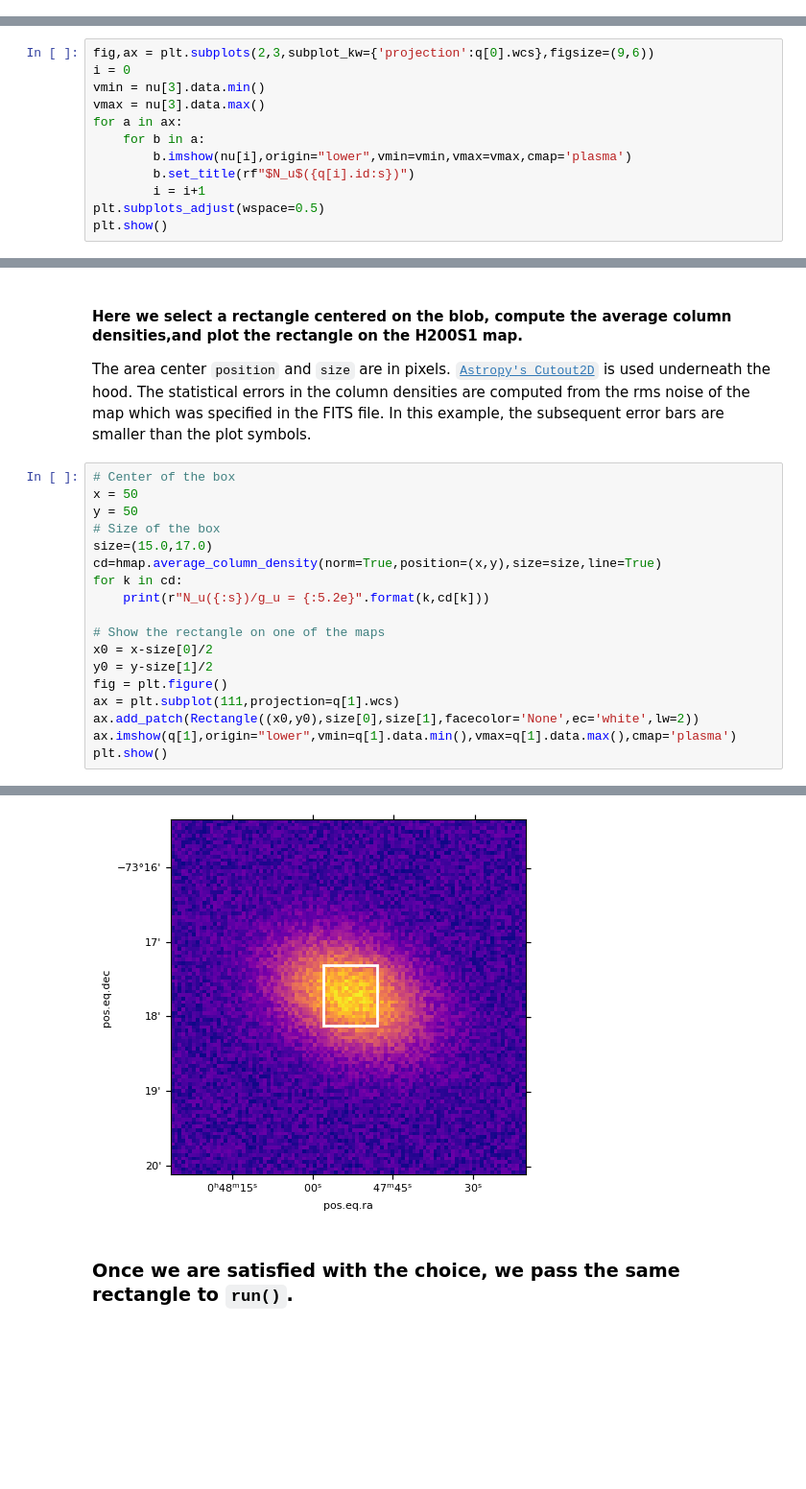
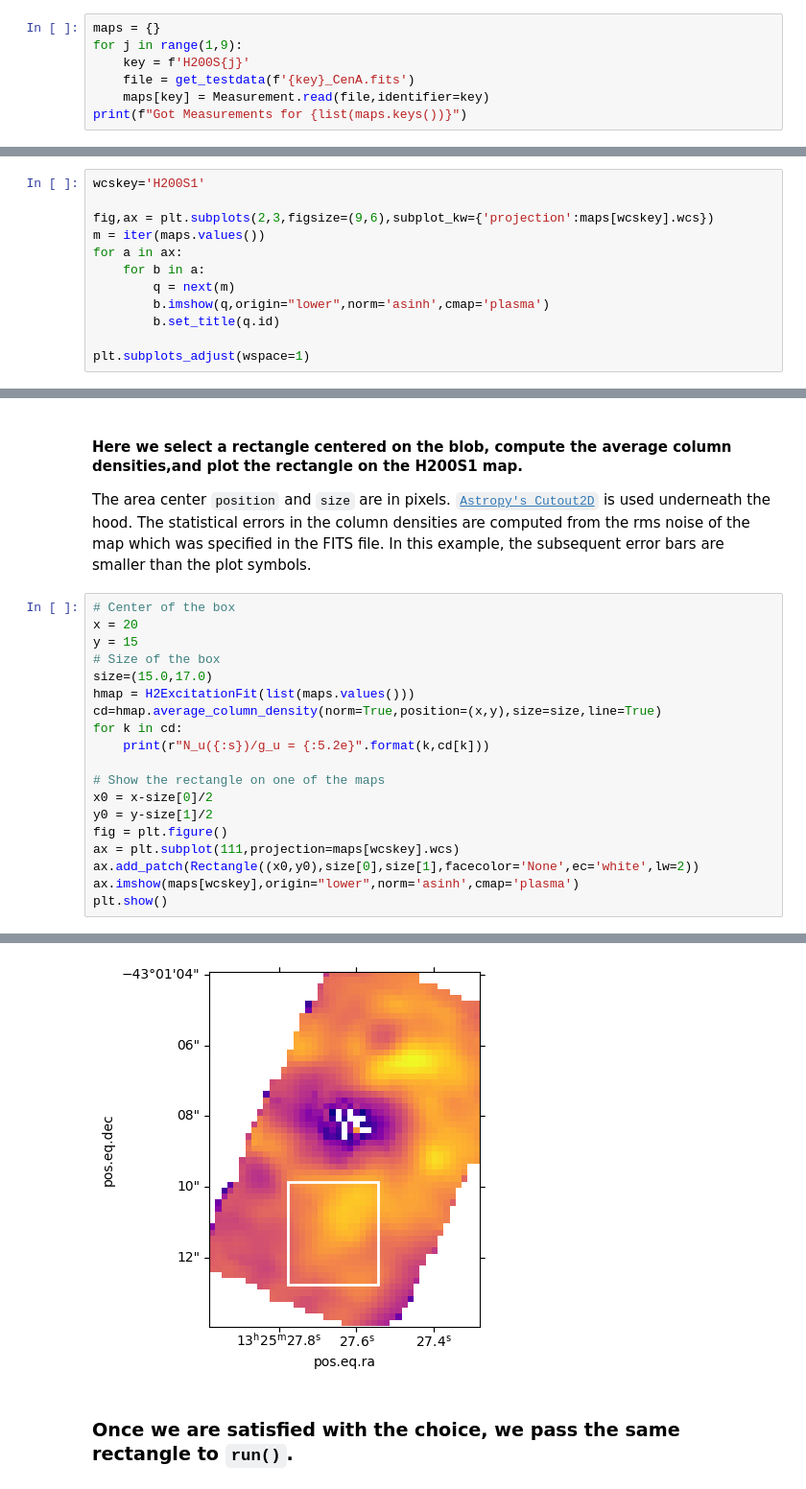
Before and after one commit to mpound/pdrtpy-nb, a Jupyter notebook: notebooks/PDRT_Example_H2_Excitation_Maps.ipynb, the cells around one changed output, grey strips where cells are left out. Shown at 96% size. Cells and saved outputs as stored; diff of their text form; blank space fills up the shorter version.

Commit message:
move H2 map fitting to its own notebook. Use actual data instead of invented

```diff
--- a/notebooks/PDRT_Example_H2_Excitation_Maps.ipynb
+++ b/notebooks/PDRT_Example_H2_Excitation_Maps.ipynb
@@ -69,0 +35,7 @@ plt.show()
+# %%
+maps = {}
+for j in range(1,9):
+    key = f'H200S{j}'
+    file = get_testdata(f'{key}_CenA.fits')
+    maps[key] = Measurement.read(file,identifier=key)
+print(f"Got Measurements for {list(maps.keys())}")
@@ -70,13 +46,13 @@ plt.show()
 # %%
-fig,ax = plt.subplots(2,3,subplot_kw={'projection':q[0].wcs},figsize=(9,6))
-i = 0
-vmin = nu[3].data.min()
-vmax = nu[3].data.max()
+wcskey='H200S1'
+
+fig,ax = plt.subplots(2,3,figsize=(9,6),subplot_kw={'projection':maps[wcskey].wcs})
+m = iter(maps.values())
 for a in ax:
     for b in a:
-        b.imshow(nu[i],origin="lower",vmin=vmin,vmax=vmax,cmap='plasma')
-        b.set_title(rf"$N_u$({q[i].id:s})")
-        i = i+1
-plt.subplots_adjust(wspace=0.5)
-plt.show()
+        q = next(m)
+        b.imshow(q,origin="lower",norm='asinh',cmap='plasma')
+        b.set_title(q.id)
+
+plt.subplots_adjust(wspace=1)
 # %% [output]
@@ -92,10 +64,11 @@ plt.show()
 The area center `position` and `size` are in pixels. [`Astropy's Cutout2D`](https://docs.astropy.org/en/stable/api/astropy.nddata.utils.Cutout2D.html#astropy.nddata.utils.Cutout2D) is used underneath the hood. The statistical errors in the column densities are computed from the rms noise of the map which was specified in the FITS file. In this example, the subsequent error bars are smaller than the plot symbols.
 # %%
 # Center of the box
-x = 50
-y = 50
+x = 20
+y = 15
 # Size of the box
 size=(15.0,17.0)
+hmap = H2ExcitationFit(list(maps.values()))
 cd=hmap.average_column_density(norm=True,position=(x,y),size=size,line=True)
 for k in cd:
     print(r"N_u({:s})/g_u = {:5.2e}".format(k,cd[k]))
@@ -104,8 +77,8 @@ for k in cd:
 x0 = x-size[0]/2
 y0 = y-size[1]/2
 fig = plt.figure()
-ax = plt.subplot(111,projection=q[1].wcs)
+ax = plt.subplot(111,projection=maps[wcskey].wcs)
 ax.add_patch(Rectangle((x0,y0),size[0],size[1],facecolor='None',ec='white',lw=2))
-ax.imshow(q[1],origin="lower",vmin=q[1].data.min(),vmax=q[1].data.max(),cmap='plasma')
+ax.imshow(maps[wcskey],origin="lower",norm='asinh',cmap='plasma')
 plt.show()
 # %% [output]
@@ -118,4 +93,4 @@ N_u(H200S5)/g_u = 8.20e+15 +/- 2.39e+13 1 / cm2
-[figure, old version]
+[figure, new version]
 # %% [markdown]
 ### Once we are satisfied with the choice, we pass the same rectangle to `run()`.
 # %%
```
Also changed, not shown: parts of 25 cells of this notebook, 1 other file.
